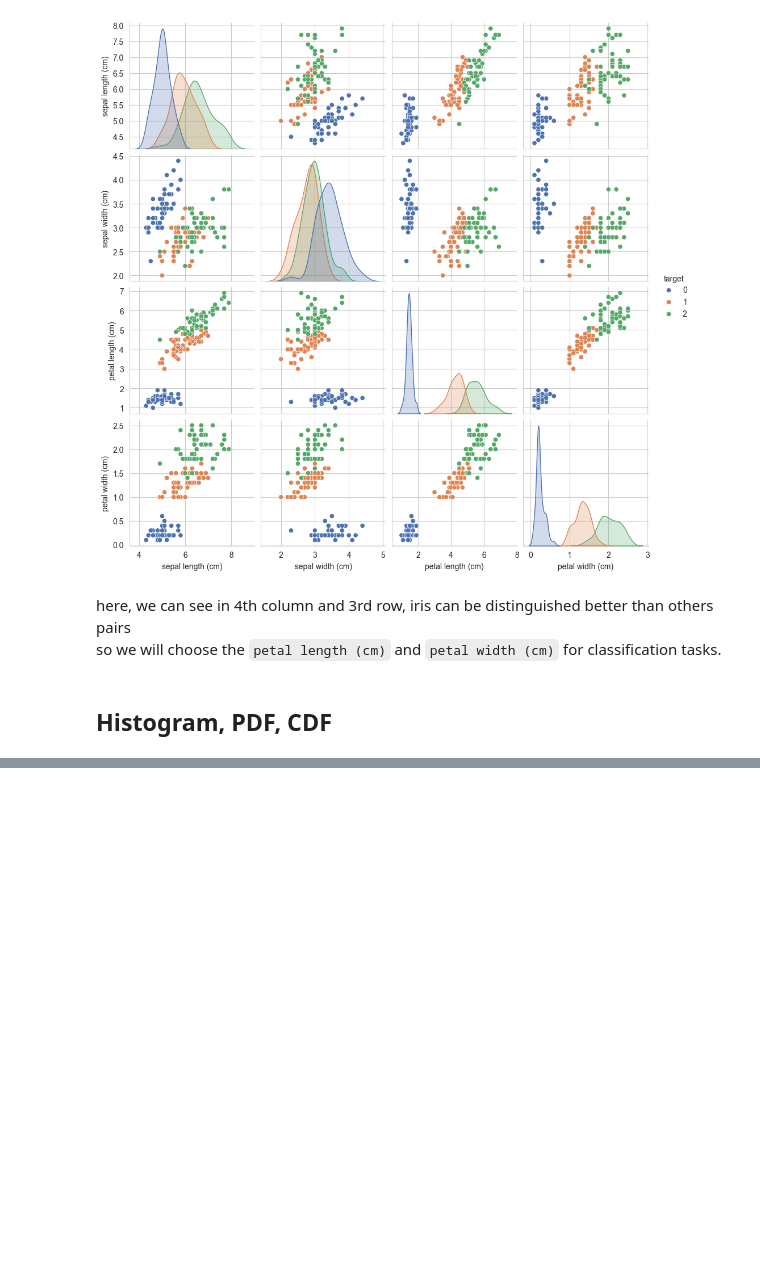
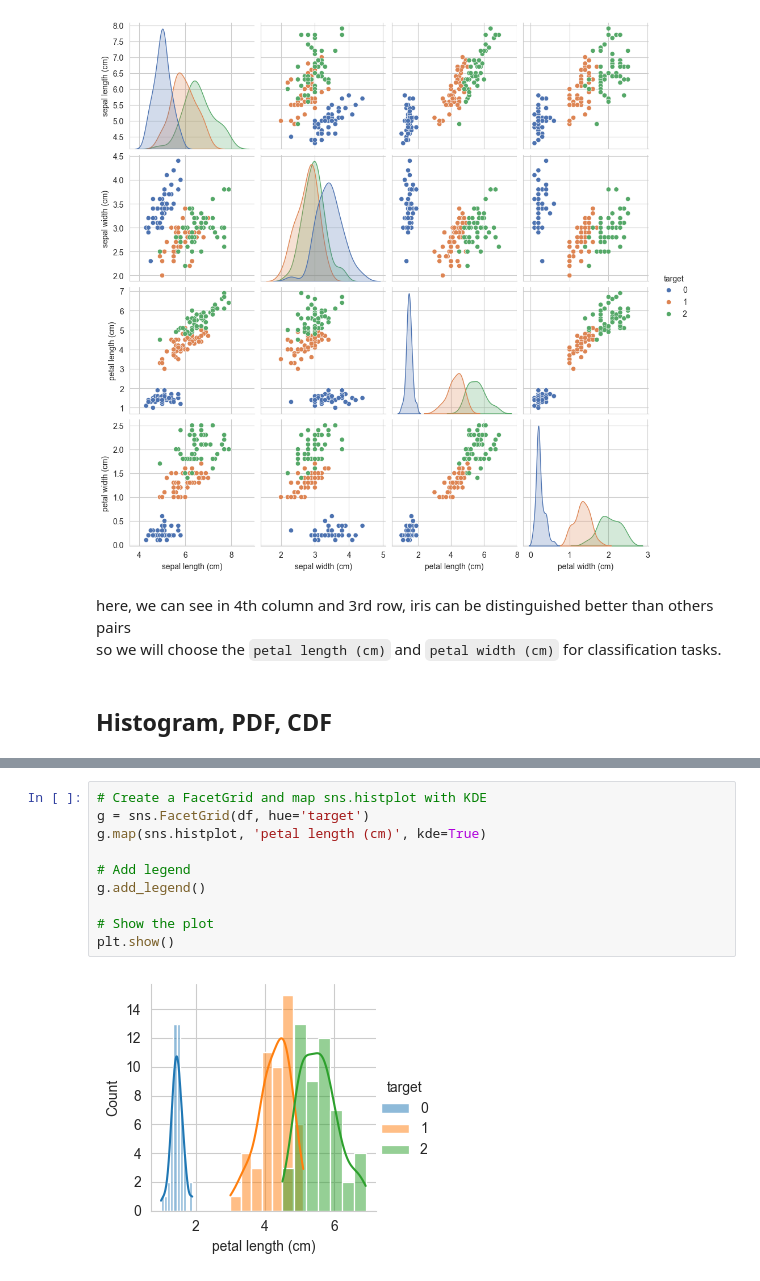
Before and after one commit to VED-PRAKA5H/ml_workshop, a Jupyter notebook: eda.ipynb, the cells around one changed output, grey strips where cells are left out. Saved outputs shown, nothing was run; the diff lists cells and outputs as text; blank space fills up the shorter version.

```diff
--- a/eda.ipynb
+++ b/eda.ipynb
@@ -86,0 +130,12 @@ so we will choose the `petal length (cm)` and `petal width (cm)` for classificat
+# %%
+# Create a FacetGrid and map sns.histplot with KDE
+g = sns.FacetGrid(df, hue='target')
+g.map(sns.histplot, 'petal length (cm)', kde=True)
+
+# Add legend
+g.add_legend()
+
+# Show the plot
+plt.show()
+# %% [output]
+[figure, added]
```
Also changed, not shown: parts of 20 cells of this notebook, 2 other files.
